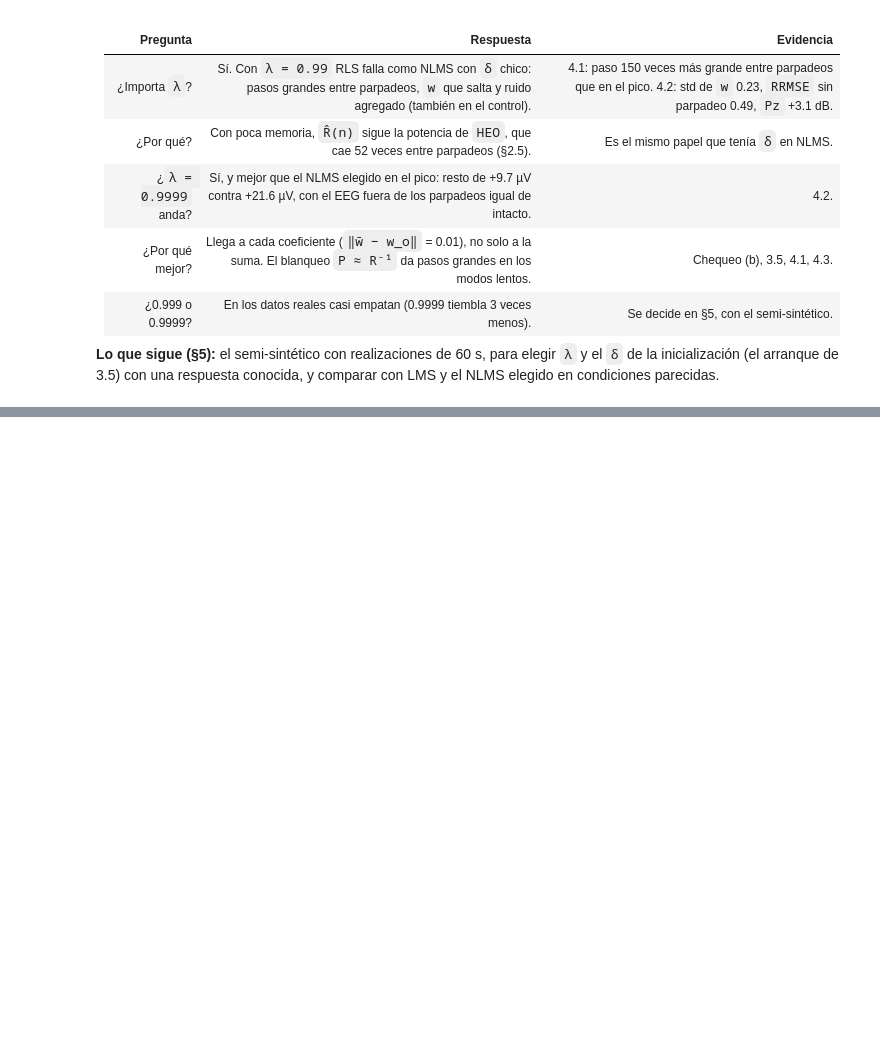
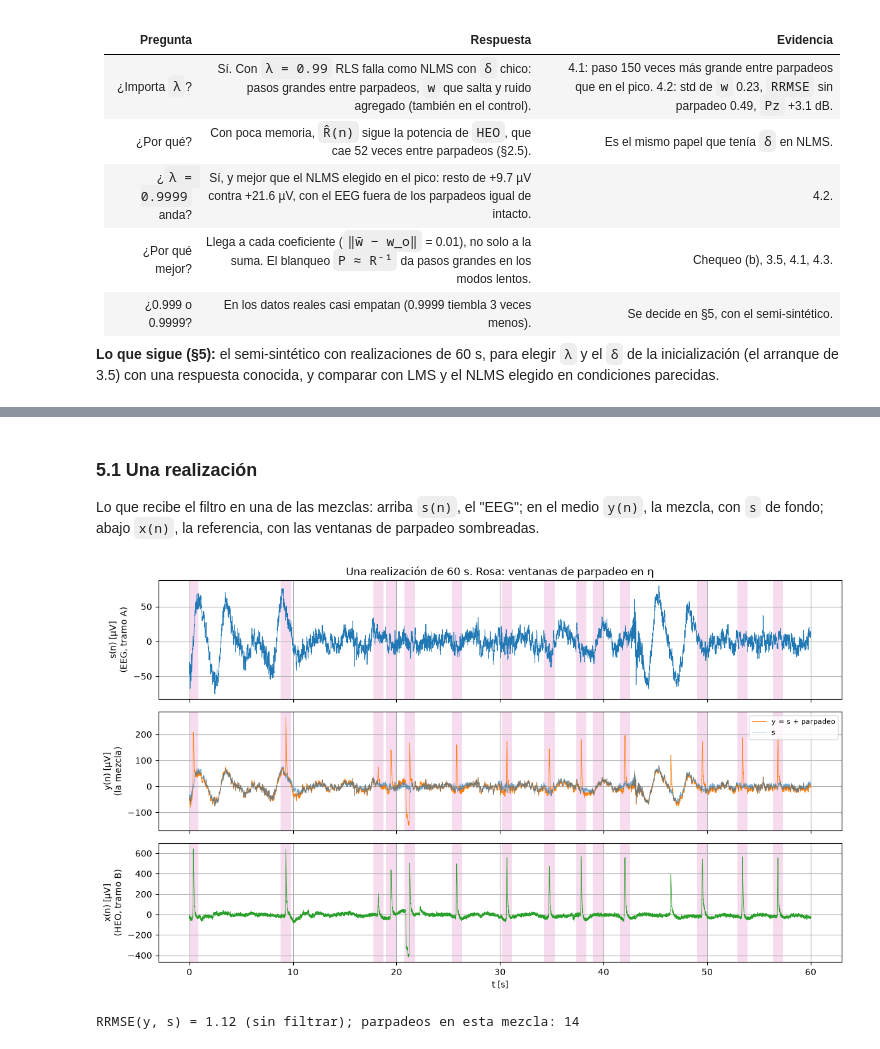
Before and after one commit to vito-pp/pasa_tps, a Jupyter notebook: proyecto1/proyecto2_rls.ipynb, the cells around one changed output, grey strips where cells are left out. Cells and saved outputs as stored; diff of their text form; code cells hidden in the pictures; blank space fills up the shorter version.

```diff
--- a/proyecto1/proyecto2_rls.ipynb
+++ b/proyecto1/proyecto2_rls.ipynb
@@ -1022,0 +1145,27 @@ plt.show()
+# %% [markdown]
+### 5.1 Una realización
+Lo que recibe el filtro en una de las mezclas: arriba `s(n)`, el "EEG"; en el medio `y(n)`, la mezcla, con `s` de fondo; abajo `x(n)`, la referencia, con las ventanas de parpadeo sombreadas.
+# %%
+s, y, refs, parp = realizacion(np.random.default_rng(3))
+tt = np.arange(L_TRAMO) / FS
+
+fig, axs = plt.subplots(3, 1, figsize=(12, 7), sharex=True)
+axs[0].plot(tt, s, lw=0.6)
+axs[0].set_ylabel("s(n) [µV]\n(EEG, tramo A)")
+axs[1].plot(tt, y, lw=0.6, color="tab:orange", label="y = s + parpadeo")
+axs[1].plot(tt, s, lw=0.5, color="tab:blue", alpha=0.6, label="s")
+axs[1].set_ylabel("y(n) [µV]\n(la mezcla)")
+axs[1].legend(loc="upper right", fontsize=8)
+axs[2].plot(tt, refs[0], lw=0.6, color="tab:green")
+axs[2].set_ylabel("x(n) [µV]\n(HEO, tramo B)")
+for ax in axs:
+    ax.fill_between(tt, 0, 1, where=parp, transform=ax.get_xaxis_transform(), color="tab:pink", alpha=0.25, lw=0)
+    ax.grid(True)
+axs[0].set_title("Una realización de 60 s. Rosa: ventanas de parpadeo en η")
+axs[-1].set_xlabel("t [s]")
+plt.tight_layout()
+plt.show()
+print(f"RRMSE(y, s) = {rrmse(y, s):.2f} (sin filtrar); parpadeos en esta mezcla: {np.sum(np.diff(parp.astype(int)) == 1)}")
+# %% [output]
+[figure, added]
+RRMSE(y, s) = 1.12 (sin filtrar); parpadeos en esta mezcla: 14
```
Also changed, not shown: parts of 44 cells of this notebook, 3 other files.
